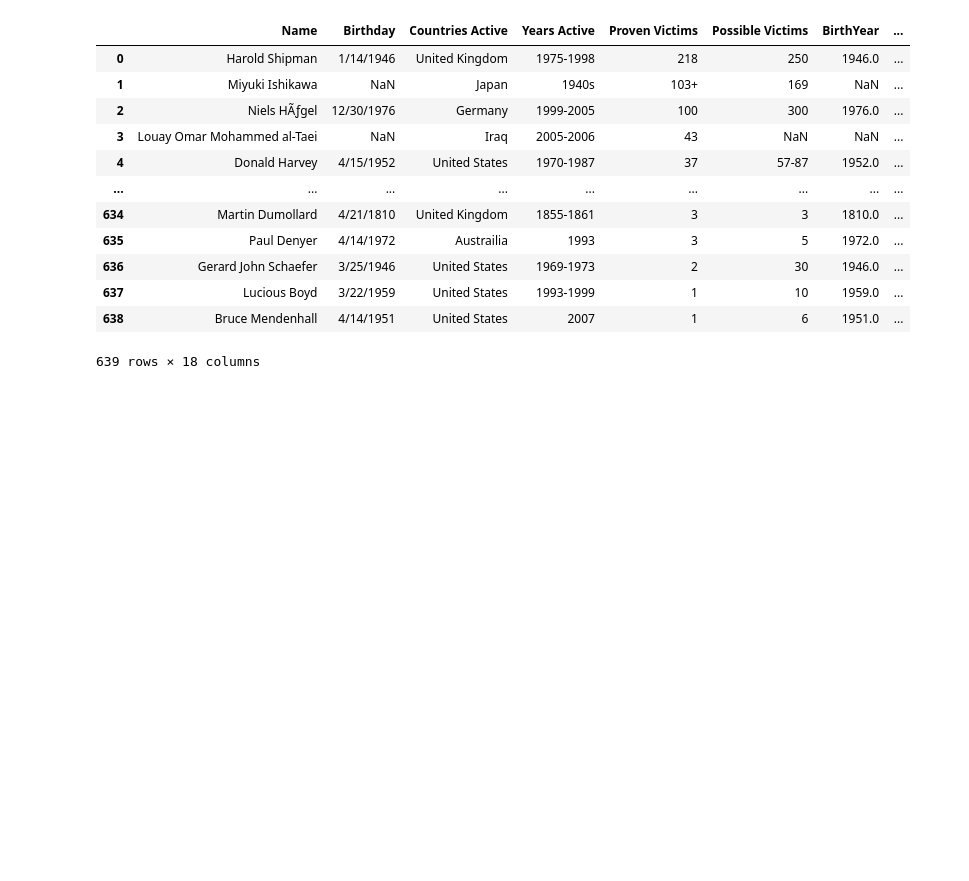
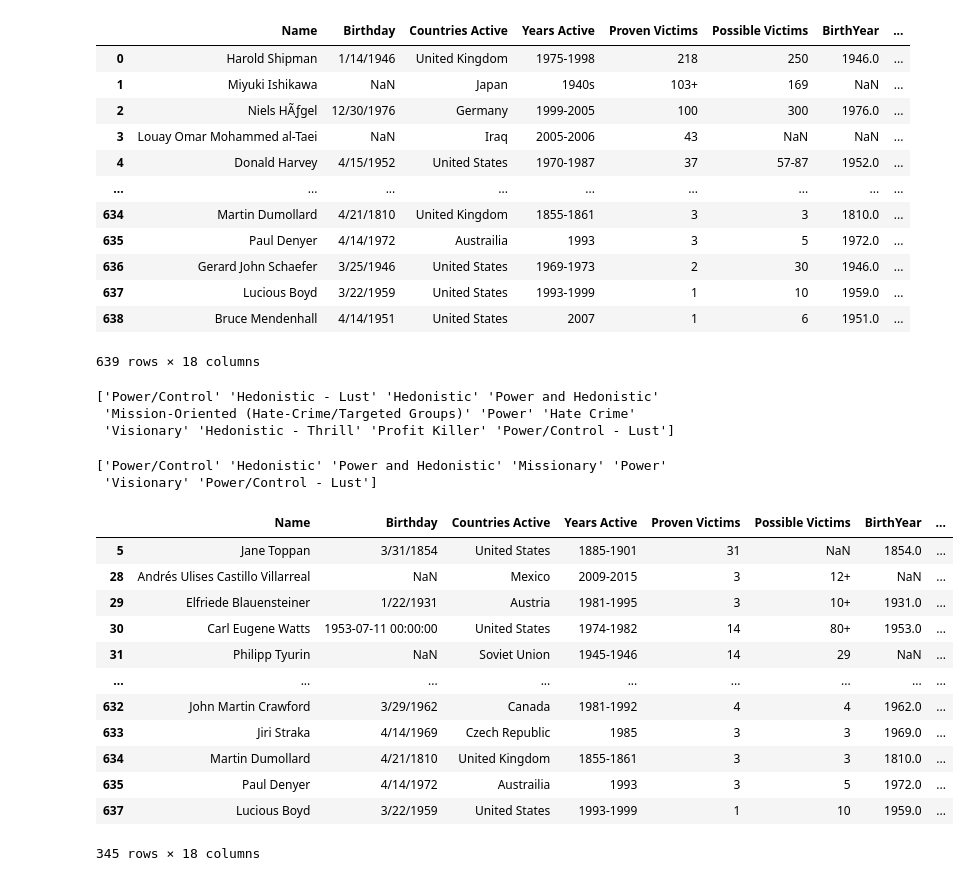
Before and after one commit to Bautist1000/MAL_FH, a Jupyter notebook: Final Assignment.ipynb, the cells around one changed output. Drawn from its saved outputs; the diff is of its cells as text; code cells hidden in the pictures; blank space fills up the shorter version.

```diff
--- a/Final Assignment.ipynb
+++ b/Final Assignment.ipynb
@@ -19,3 +19,44 @@ df
 | 637 | Lucious Boyd | 3/22/1959 | United States | 1993-1999 | 1 | 10 | 1959.0 | ... |
 | 638 | Bruce Mendenhall | 4/14/1951 | United States | 2007 | 1 | 6 | 1951.0 | ... |
 639 rows × 18 columns
+# %%
+unique_archetypes = df['Archetype/Classification'].unique()
+print(unique_archetypes)
+# %% [output]
+['Power/Control' 'Hedonistic - Lust' 'Hedonistic' 'Power and Hedonistic'
+ 'Mission-Oriented (Hate-Crime/Targeted Groups)' 'Power' 'Hate Crime'
+ 'Visionary' 'Hedonistic - Thrill' 'Profit Killer' 'Power/Control - Lust']
+# %%
+
+df_copy = df
+# Rename 'Hedonistic - Lust' to 'Hedonistic' in the column
+df_copy['Archetype/Classification'] = df_copy['Archetype/Classification'].replace('Hedonistic - Lust', 'Hedonistic')
+df_copy['Archetype/Classification'] = df_copy['Archetype/Classification'].replace('Hedonistic - Thrill', 'Hedonistic')
+df_copy['Archetype/Classification'] = df_copy['Archetype/Classification'].replace('Profit Killer', 'Hedonistic')
+df_copy['Archetype/Classification'] = df_copy['Archetype/Classification'].replace('Hate Crime', 'Missionary')
+df_copy['Archetype/Classification'] = df_copy['Archetype/Classification'].replace('Mission-Oriented (Hate-Crime/Targeted Groups)', 'Missionary')
+
+
+# Verify the change
+unique_archetypes = df_copy['Archetype/Classification'].unique()
+print(unique_archetypes)
+
+# Filter rows where the updated value is 'Hedonistic'
+hedonistic_rows = df_copy[df_copy['Archetype/Classification'] == 'Hedonistic']
+hedonistic_rows
+# %% [output]
+['Power/Control' 'Hedonistic' 'Power and Hedonistic' 'Missionary' 'Power'
+ 'Visionary' 'Power/Control - Lust']
+|  | Name | Birthday | Countries Active | Years Active | Proven Victims | Possible Victims | BirthYear | ... |
+| 5 | Jane Toppan | 3/31/1854 | United States | 1885-1901 | 31 | NaN | 1854.0 | ... |
+| 28 | Andrés Ulises Castillo Villarreal | NaN | Mexico | 2009-2015 | 3 | 12+ | NaN | ... |
+| 29 | Elfriede Blauensteiner | 1/22/1931 | Austria | 1981-1995 | 3 | 10+ | 1931.0 | ... |
+| 30 | Carl Eugene Watts | 1953-07-11 00:00:00 | United States | 1974-1982 | 14 | 80+ | 1953.0 | ... |
+| 31 | Philipp Tyurin | NaN | Soviet Union | 1945-1946 | 14 | 29 | NaN | ... |
+| ... | ... | ... | ... | ... | ... | ... | ... | ... |
+| 632 | John Martin Crawford | 3/29/1962 | Canada | 1981-1992 | 4 | 4 | 1962.0 | ... |
+| 633 | Jiri Straka | 4/14/1969 | Czech Republic | 1985 | 3 | 3 | 1969.0 | ... |
+| 634 | Martin Dumollard | 4/21/1810 | United Kingdom | 1855-1861 | 3 | 3 | 1810.0 | ... |
+| 635 | Paul Denyer | 4/14/1972 | Austrailia | 1993 | 3 | 5 | 1972.0 | ... |
+| 637 | Lucious Boyd | 3/22/1959 | United States | 1993-1999 | 1 | 10 | 1959.0 | ... |
+345 rows × 18 columns
```
Also changed, not shown: parts of 6 cells of this notebook.
